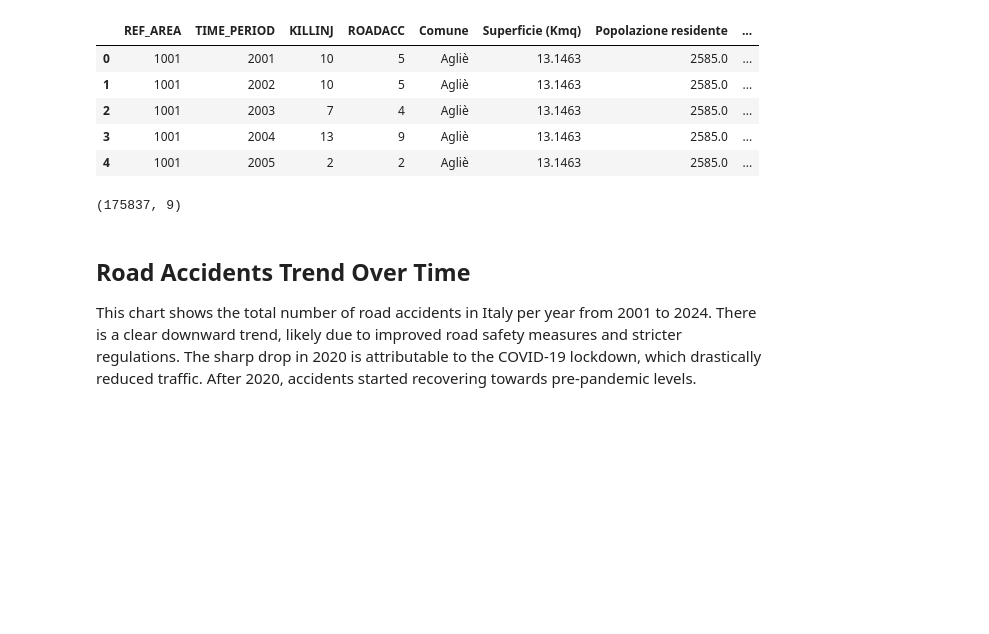
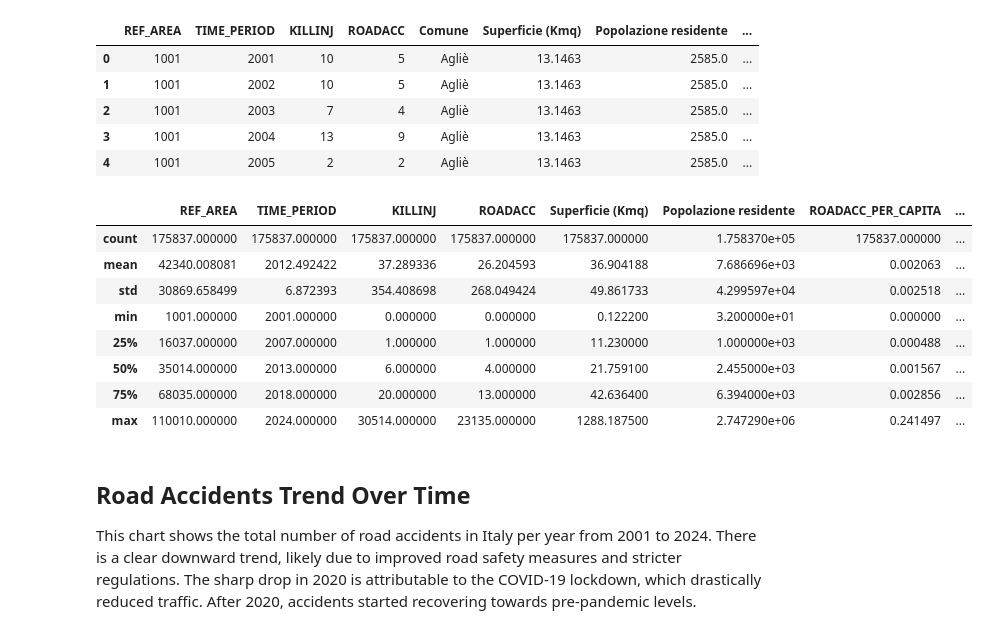
Before and after one commit to gionatacogoli/capstone_project, a Jupyter notebook: notebooks/03_eda.ipynb, the cells around one changed output. Cells and saved outputs as stored; diff of their text form; code cells hidden in the pictures; blank space fills up the shorter version.

```diff
--- a/notebooks/03_eda.ipynb
+++ b/notebooks/03_eda.ipynb
@@ -20,14 +20,16 @@ df_merged_istat_data_comuni_name.head()
 # %%
 # statistical information about the df_merged_istat_data_comuni_name dataframe
 df_merged_istat_data_comuni_name.describe()
-
-# filter the df_merged_istat_data_comuni_name dataframe to only include rows where the 'Popolazione residente' column is not null
-df_merged_istat_data_comuni_name = df_merged_istat_data_comuni_name[df_merged_istat_data_comuni_name['Popolazione residente'].notna()]
-
-# display the shape of the filtered dataframe
-df_merged_istat_data_comuni_name.shape
 # %% [output]
-(175837, 9)
+|  | REF_AREA | TIME_PERIOD | KILLINJ | ROADACC | Superficie (Kmq) | Popolazione residente | ROADACC_PER_CAPITA | ... |
+| count | 175837.000000 | 175837.000000 | 175837.000000 | 175837.000000 | 175837.000000 | 1.758370e+05 | 175837.000000 | ... |
+| mean | 42340.008081 | 2012.492422 | 37.289336 | 26.204593 | 36.904188 | 7.686696e+03 | 0.002063 | ... |
+| std | 30869.658499 | 6.872393 | 354.408698 | 268.049424 | 49.861733 | 4.299597e+04 | 0.002518 | ... |
+| min | 1001.000000 | 2001.000000 | 0.000000 | 0.000000 | 0.122200 | 3.200000e+01 | 0.000000 | ... |
+| 25% | 16037.000000 | 2007.000000 | 1.000000 | 1.000000 | 11.230000 | 1.000000e+03 | 0.000488 | ... |
+| 50% | 35014.000000 | 2013.000000 | 6.000000 | 4.000000 | 21.759100 | 2.455000e+03 | 0.001567 | ... |
+| 75% | 68035.000000 | 2018.000000 | 20.000000 | 13.000000 | 42.636400 | 6.394000e+03 | 0.002856 | ... |
+| max | 110010.000000 | 2024.000000 | 30514.000000 | 23135.000000 | 1288.187500 | 2.747290e+06 | 0.241497 | ... |
 # %% [markdown]
 ## Road Accidents Trend Over Time
 This chart shows the total number of road accidents in Italy per year from 2001 to 2024.
```
Also changed, not shown: 4 other files.
